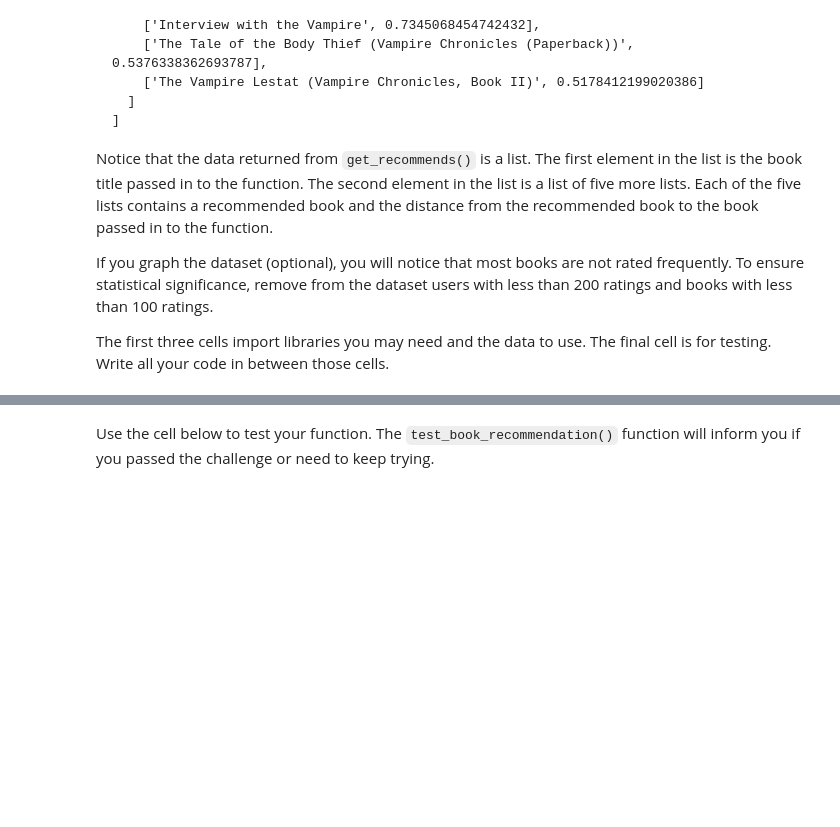
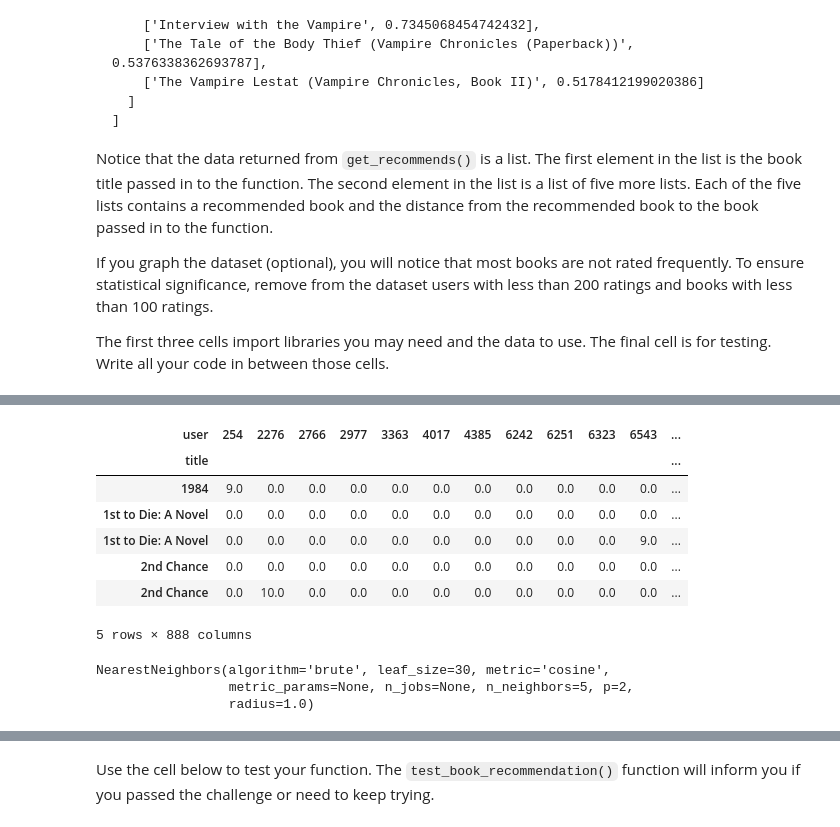
Before and after one commit to jiunndar/tensorflow-tutorial, a Jupyter notebook: book_recommendation_knn.ipynb, the cells around one changed output, grey strips where cells are left out. Drawn from its saved outputs; the diff is of its cells as text; code cells hidden in the pictures; blank space fills up the shorter version.

```diff
--- a/book_recommendation_knn.ipynb
+++ b/book_recommendation_knn.ipynb
@@ -81,0 +177,27 @@ def get_recommends(book = ""):
+# %%
+#join data
+
+df.index = df.join(df_books.set_index('isbn'))['title']
+# %%
+#check after join
+
+df = df.sort_index()
+df.head()
+# %% [output]
+| user | 254 | 2276 | 2766 | 2977 | 3363 | 4017 | 4385 | 6242 | 6251 | 6323 | 6543 | ... |
+| title |  |  |  |  |  |  |  |  |  |  |  | ... |
+| 1984 | 9.0 | 0.0 | 0.0 | 0.0 | 0.0 | 0.0 | 0.0 | 0.0 | 0.0 | 0.0 | 0.0 | ... |
+| 1st to Die: A Novel | 0.0 | 0.0 | 0.0 | 0.0 | 0.0 | 0.0 | 0.0 | 0.0 | 0.0 | 0.0 | 0.0 | ... |
+| 1st to Die: A Novel | 0.0 | 0.0 | 0.0 | 0.0 | 0.0 | 0.0 | 0.0 | 0.0 | 0.0 | 0.0 | 9.0 | ... |
+| 2nd Chance | 0.0 | 0.0 | 0.0 | 0.0 | 0.0 | 0.0 | 0.0 | 0.0 | 0.0 | 0.0 | 0.0 | ... |
+| 2nd Chance | 0.0 | 10.0 | 0.0 | 0.0 | 0.0 | 0.0 | 0.0 | 0.0 | 0.0 | 0.0 | 0.0 | ... |
+5 rows × 888 columns
+# %%
+#setup model
+
+model = NearestNeighbors(metric='cosine', algorithm = 'brute')
+model.fit(df.values)
+# %% [output]
+NearestNeighbors(algorithm='brute', leaf_size=30, metric='cosine',
+                 metric_params=None, n_jobs=None, n_neighbors=5, p=2,
+                 radius=1.0)
```
Also changed, not shown: parts of 19 cells of this notebook.
